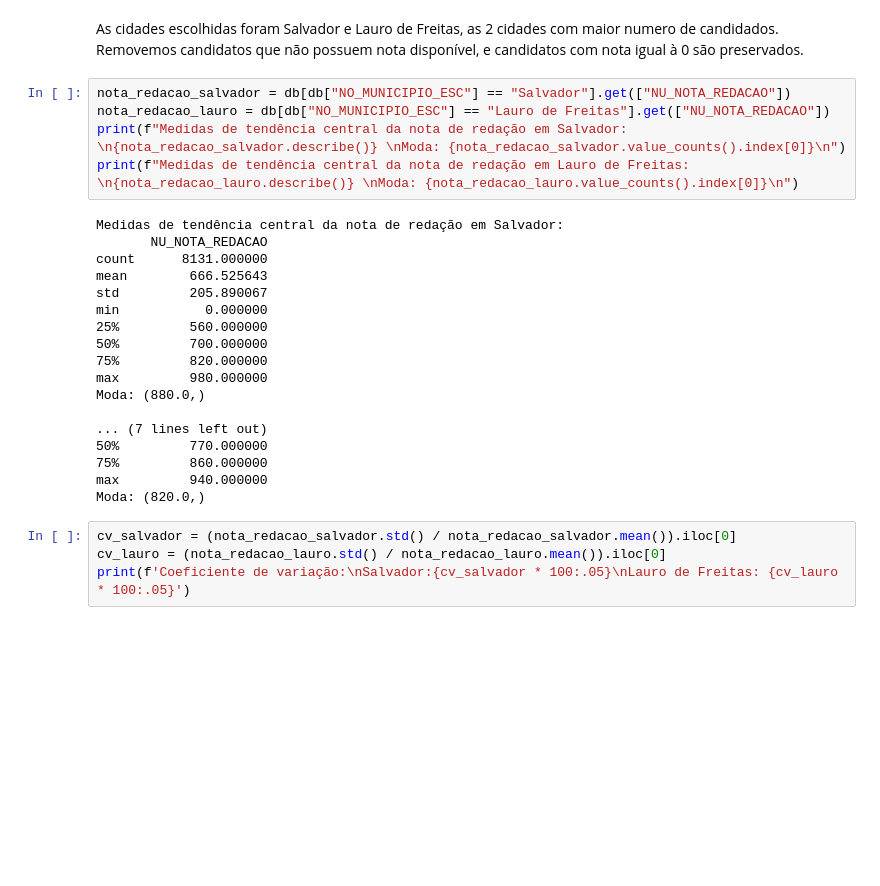
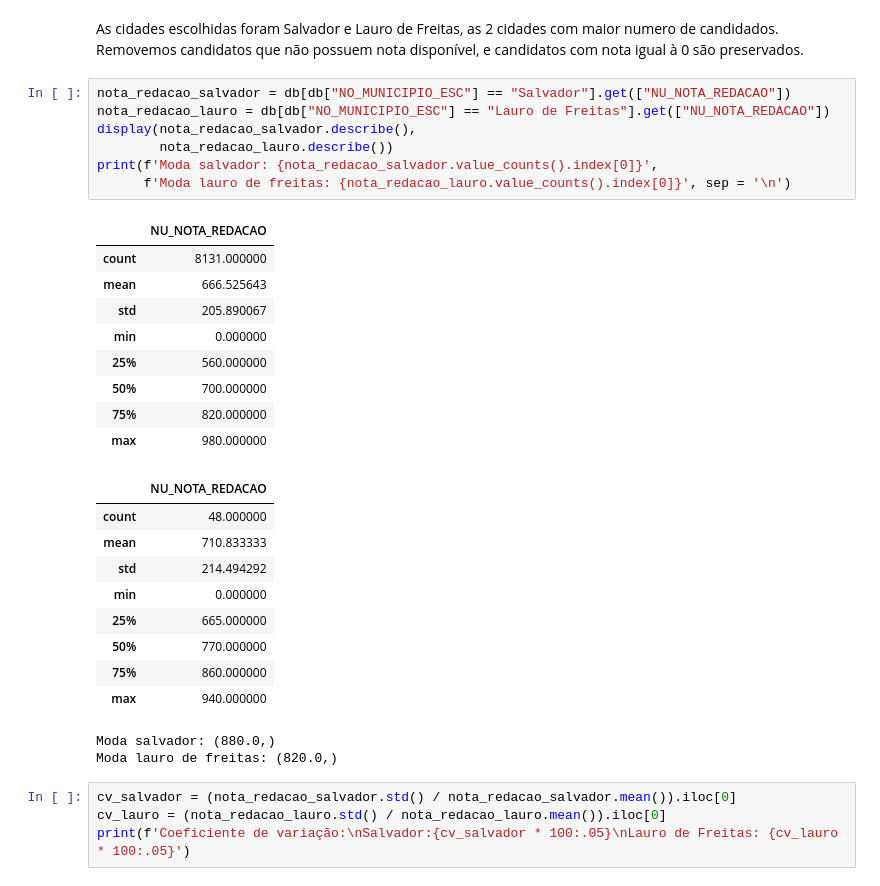
Before and after one commit to denielfer/Micro_dados_enem-2022, a Jupyter notebook: analize.ipynb, the cells around one changed output. Cells and saved outputs as stored; diff of their text form; blank space fills up the shorter version.

```diff
--- a/analize.ipynb
+++ b/analize.ipynb
@@ -252,26 +252,31 @@ As cidades escolhidas foram Salvador e Lauro de Freitas, as 2 cidades com maior
 # %%
 nota_redacao_salvador = db[db["NO_MUNICIPIO_ESC"] == "Salvador"].get(["NU_NOTA_REDACAO"])
 nota_redacao_lauro = db[db["NO_MUNICIPIO_ESC"] == "Lauro de Freitas"].get(["NU_NOTA_REDACAO"])
-print(f"Medidas de tendência central da nota de redação em Salvador: \n{nota_redacao_salvador.describe()} \nModa: {nota_redacao_salvador.value_counts().index[0]}\n")
-print(f"Medidas de tendência central da nota de redação em Lauro de Freitas: \n{nota_redacao_lauro.describe()} \nModa: {nota_redacao_lauro.value_counts().index[0]}\n")
+display(nota_redacao_salvador.describe(),
+        nota_redacao_lauro.describe())
+print(f'Moda salvador: {nota_redacao_salvador.value_counts().index[0]}',
+      f'Moda lauro de freitas: {nota_redacao_lauro.value_counts().index[0]}', sep = '\n')
 # %% [output]
+|  | NU_NOTA_REDACAO |
+| count | 8131.000000 |
+| mean | 666.525643 |
+| std | 205.890067 |
+| min | 0.000000 |
+| 25% | 560.000000 |
+| 50% | 700.000000 |
+| 75% | 820.000000 |
+| max | 980.000000 |
+|  | NU_NOTA_REDACAO |
+| count | 48.000000 |
+| mean | 710.833333 |
+| std | 214.494292 |
+| min | 0.000000 |
+| 25% | 665.000000 |
+| 50% | 770.000000 |
+| 75% | 860.000000 |
+| max | 940.000000 |
-Medidas de tendência central da nota de redação em Salvador:
-       NU_NOTA_REDACAO
-count      8131.000000
-mean        666.525643
-std         205.890067
-min           0.000000
-25%         560.000000
-50%         700.000000
-75%         820.000000
-max         980.000000
-Moda: (880.0,)
-
-... (7 lines left out)
-50%         770.000000
-75%         860.000000
-max         940.000000
-Moda: (820.0,)
+Moda salvador: (880.0,)
+Moda lauro de freitas: (820.0,)
 # %%
 cv_salvador = (nota_redacao_salvador.std() / nota_redacao_salvador.mean()).iloc[0]
 cv_lauro = (nota_redacao_lauro.std() / nota_redacao_lauro.mean()).iloc[0]
```
Also changed, not shown: parts of 17 cells of this notebook.
